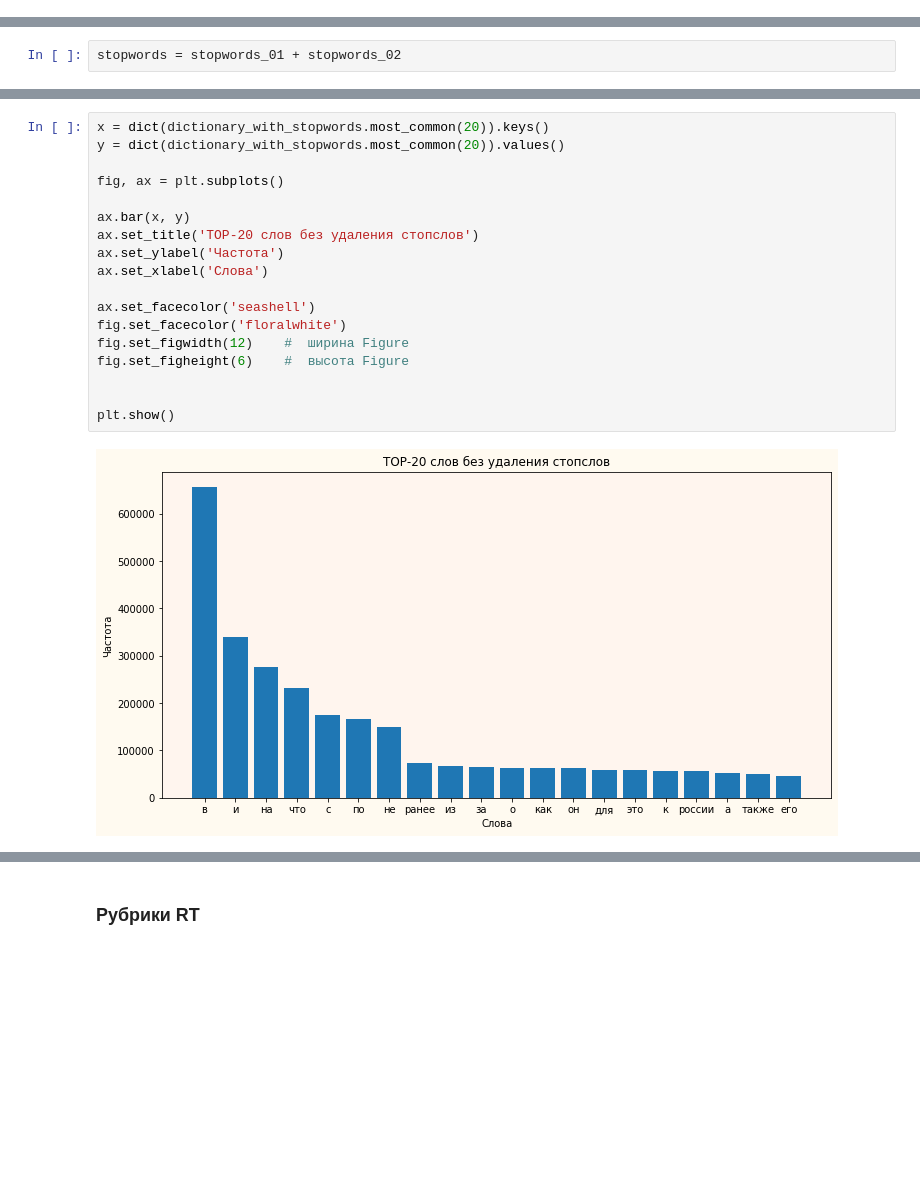
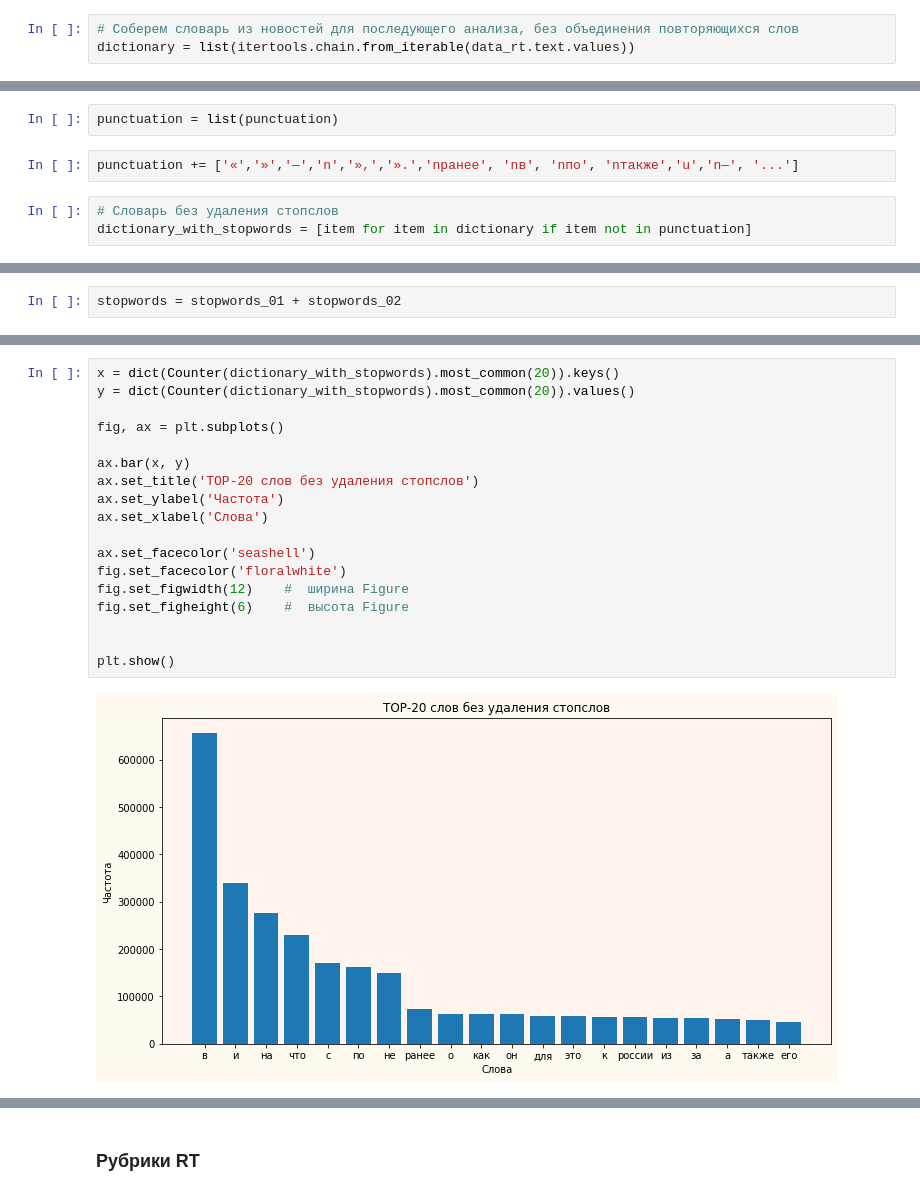
Before and after one commit to vetedde/proj_news_viz, a Jupyter notebook: analysis/news_source_analysis_rt.ipynb, the cells around one changed output, grey strips where cells are left out. Saved outputs shown, nothing was run; the diff lists cells and outputs as text; blank space fills up the shorter version.

```diff
--- a/analysis/news_source_analysis_rt.ipynb
+++ b/analysis/news_source_analysis_rt.ipynb
@@ -224,0 +216,3 @@ for token in data_rt.text.values:
+# %%
+# Соберем словарь из новостей для последующего анализа, без объединения повторяющихся слов
+dictionary = list(itertools.chain.from_iterable(data_rt.text.values))
@@ -225,3 +221,10 @@ for token in data_rt.text.values:
+# %%
+punctuation = list(punctuation)
+# %%
+punctuation += ['«','»','—','n','»,','».','nранее', 'nв', 'nпо', 'nтакже','u','n—', '...']
+# %%
+# Словарь без удаления стопслов
+dictionary_with_stopwords = [item for item in dictionary if item not in punctuation]
 # %%
 stopwords_01 = open('../nlp/preprocessing/stopwords.txt', 'r', encoding='UTF-8')
 stopwords_01 = stopwords_01.read().split('\n')
@@ -259,20 +265,20 @@ dictionary_with_stopwords.most_common(20)
 # %%
-x = dict(dictionary_with_stopwords.most_common(20)).keys()
-y = dict(dictionary_with_stopwords.most_common(20)).values()
+x = dict(Counter(dictionary_with_stopwords).most_common(20)).keys()
+y = dict(Counter(dictionary_with_stopwords).most_common(20)).values()
 
 fig, ax = plt.subplots()
 
 ax.bar(x, y)
 ax.set_title('TOP-20 слов без удаления стопслов')
 ax.set_ylabel('Частота')
 ax.set_xlabel('Слова')
 
 ax.set_facecolor('seashell')
 fig.set_facecolor('floralwhite')
 fig.set_figwidth(12)    #  ширина Figure
 fig.set_figheight(6)    #  высота Figure
 
 
 plt.show()
 # %% [output]
-[figure, old version]
+[figure, new version]
```
Also changed, not shown: parts of 28 cells of this notebook.
